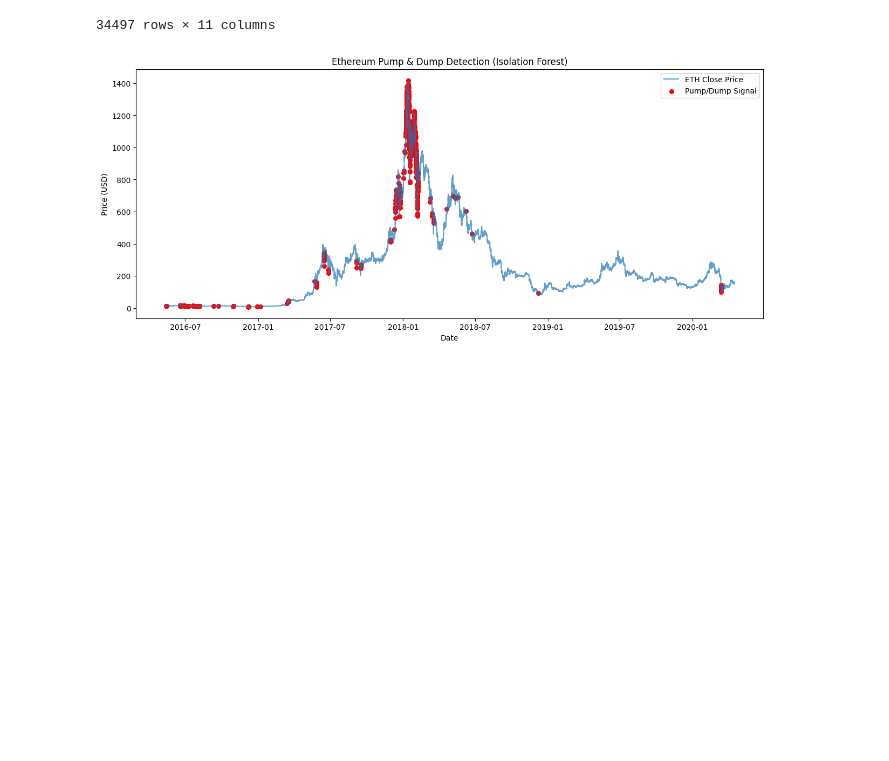
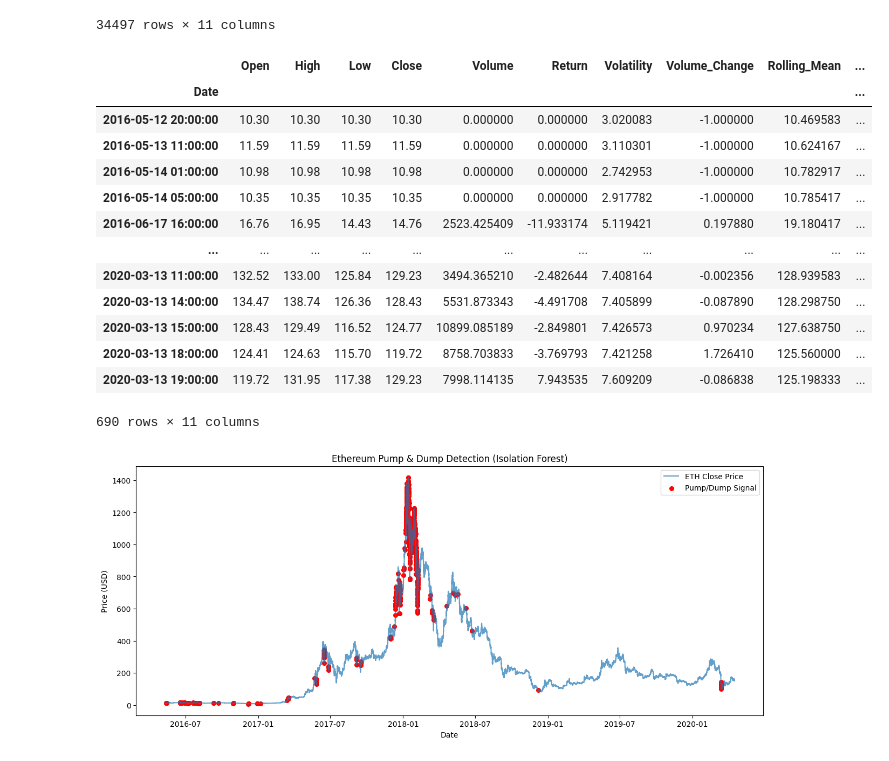
Before and after one commit to Kanishk877777/ML_Repo, a Jupyter notebook: pump_dump.ipynb, the cells around one changed output. Saved outputs shown, nothing was run; the diff lists cells and outputs as text; code cells hidden in the pictures; blank space fills up the shorter version.

```diff
--- a/pump_dump.ipynb
+++ b/pump_dump.ipynb
@@ -255,6 +259,24 @@ df
 | 2020-04-15 23:00:00 | 155.81 | 155.81 | 151.39 | 152.94 | 4277.567299 | -1.841987 | 0.704235 | 39.226413 | 157.908750 | ... |
 | 2020-04-16 00:00:00 | 152.94 | 152.94 | 150.39 | 150.39 | 650.188125 | -1.667321 | 0.753686 | -0.848000 | 157.628333 | ... |
 34497 rows × 11 columns
+# %%
+df_anomaly = df[df['anomaly']==1]
+df_anomaly
+# %% [output]
+|  | Open | High | Low | Close | Volume | Return | Volatility | Volume_Change | Rolling_Mean | ... |
+| Date |  |  |  |  |  |  |  |  |  | ... |
+| 2016-05-12 20:00:00 | 10.30 | 10.30 | 10.30 | 10.30 | 0.000000 | 0.000000 | 3.020083 | -1.000000 | 10.469583 | ... |
+| 2016-05-13 11:00:00 | 11.59 | 11.59 | 11.59 | 11.59 | 0.000000 | 0.000000 | 3.110301 | -1.000000 | 10.624167 | ... |
+| 2016-05-14 01:00:00 | 10.98 | 10.98 | 10.98 | 10.98 | 0.000000 | 0.000000 | 2.742953 | -1.000000 | 10.782917 | ... |
+| 2016-05-14 05:00:00 | 10.35 | 10.35 | 10.35 | 10.35 | 0.000000 | 0.000000 | 2.917782 | -1.000000 | 10.785417 | ... |
+| 2016-06-17 16:00:00 | 16.76 | 16.95 | 14.43 | 14.76 | 2523.425409 | -11.933174 | 5.119421 | 0.197880 | 19.180417 | ... |
+| ... | ... | ... | ... | ... | ... | ... | ... | ... | ... | ... |
+| 2020-03-13 11:00:00 | 132.52 | 133.00 | 125.84 | 129.23 | 3494.365210 | -2.482644 | 7.408164 | -0.002356 | 128.939583 | ... |
+| 2020-03-13 14:00:00 | 134.47 | 138.74 | 126.36 | 128.43 | 5531.873343 | -4.491708 | 7.405899 | -0.087890 | 128.298750 | ... |
+| 2020-03-13 15:00:00 | 128.43 | 129.49 | 116.52 | 124.77 | 10899.085189 | -2.849801 | 7.426573 | 0.970234 | 127.638750 | ... |
+| 2020-03-13 18:00:00 | 124.41 | 124.63 | 115.70 | 119.72 | 8758.703833 | -3.769793 | 7.421258 | 1.726410 | 125.560000 | ... |
+| 2020-03-13 19:00:00 | 119.72 | 131.95 | 117.38 | 129.23 | 7998.114135 | 7.943535 | 7.609209 | -0.086838 | 125.198333 | ... |
+690 rows × 11 columns
 # %%
 
 
```
Also changed, not shown: parts of 5 cells of this notebook.
